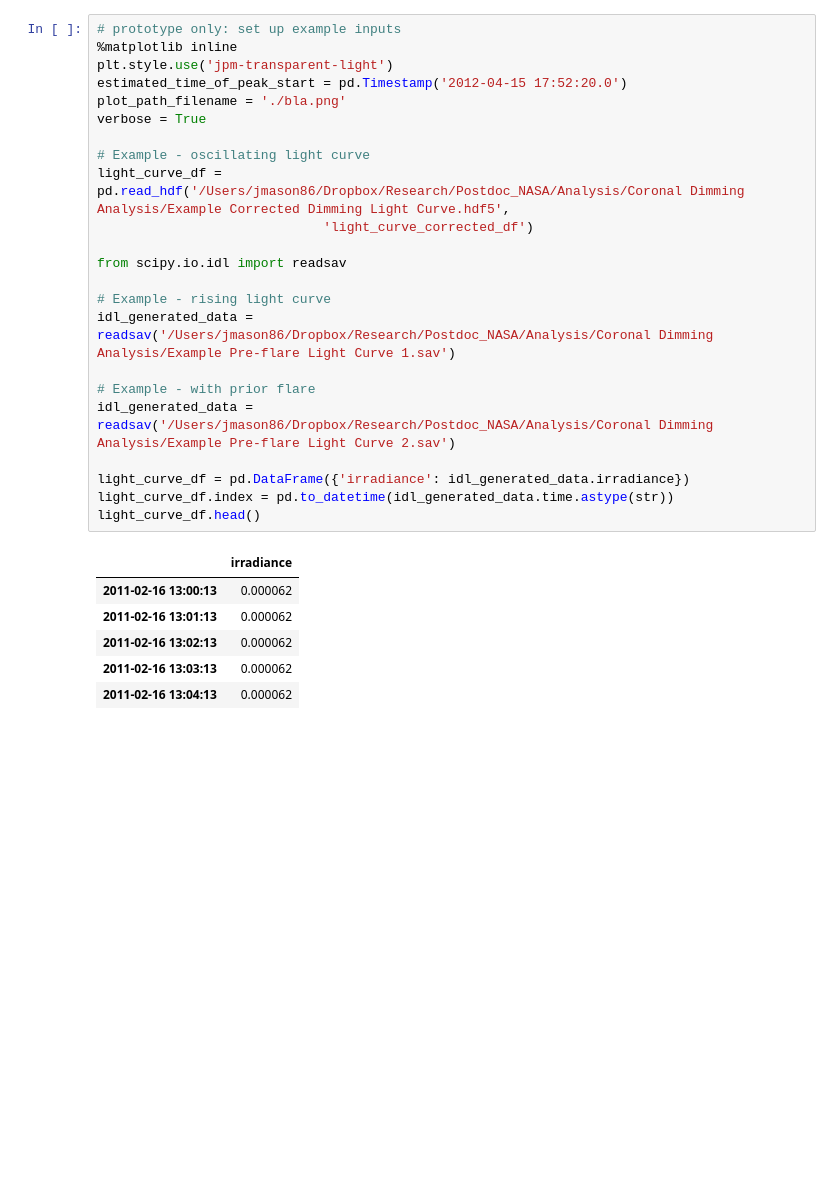
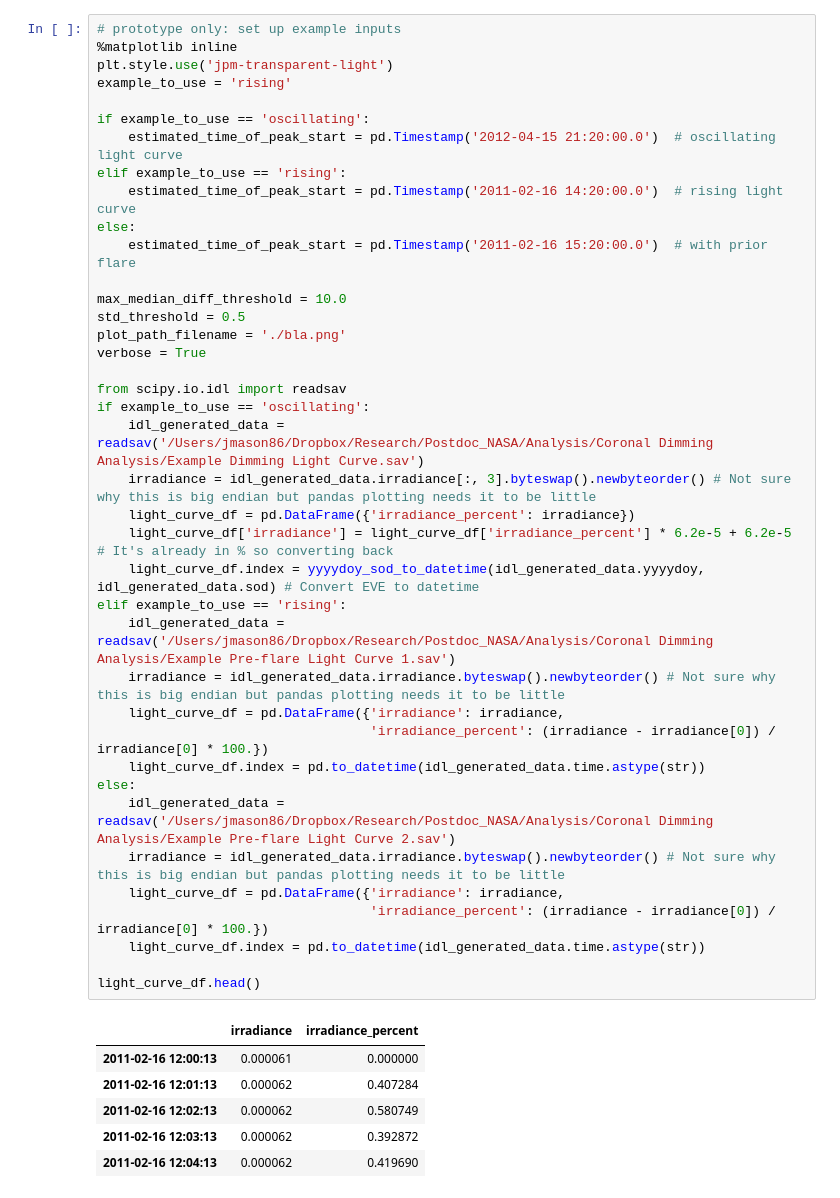
Before and after one commit to jmason86/James-s-EVE-Dimming-Index-JEDI, a Jupyter notebook: prototype_determine_preflare_irradiance.ipynb, the cells around one changed output. Drawn from its saved outputs; the diff is of its cells as text; blank space fills up the shorter version.

Commit message:
Finished prototype with examples

```diff
--- a/prototype_determine_preflare_irradiance.ipynb
+++ b/prototype_determine_preflare_irradiance.ipynb
@@ -40,36 +46,52 @@ def determine_preflare_irradiance(light_curve_df, estimated_time_of_peak_start,
                                                             verbose=True)
     """
     return 1
-# %%
-# prototype only: set up example inputs
-%matplotlib inline
-plt.style.use('jpm-transparent-light')
-estimated_time_of_peak_start = pd.Timestamp('2012-04-15 17:52:20.0')
-plot_path_filename = './bla.png'
-verbose = True
-
-# Example - oscillating light curve
-light_curve_df = pd.read_hdf('/Users/jmason86/Dropbox/Research/Postdoc_NASA/Analysis/Coronal Dimming Analysis/Example Corrected Dimming Light Curve.hdf5',
-                             'light_curve_corrected_df')
-
-from scipy.io.idl import readsav
-
-# Example - rising light curve
-idl_generated_data = readsav('/Users/jmason86/Dropbox/Research/Postdoc_NASA/Analysis/Coronal Dimming Analysis/Example Pre-flare Light Curve 1.sav')
-
-# Example - with prior flare
-idl_generated_data = readsav('/Users/jmason86/Dropbox/Research/Postdoc_NASA/Analysis/Coronal Dimming Analysis/Example Pre-flare Light Curve 2.sav')
-
-light_curve_df = pd.DataFrame({'irradiance': idl_generated_data.irradiance})
-light_curve_df.index = pd.to_datetime(idl_generated_data.time.astype(str))
-light_curve_df.head()
-# %% [output]
-|  | irradiance |
-| 2011-02-16 13:00:13 | 0.000062 |
-| 2011-02-16 13:01:13 | 0.000062 |
-| 2011-02-16 13:02:13 | 0.000062 |
-| 2011-02-16 13:03:13 | 0.000062 |
-| 2011-02-16 13:04:13 | 0.000062 |
+# %%
+# prototype only: set up example inputs
+%matplotlib inline
+plt.style.use('jpm-transparent-light')
+example_to_use = 'rising'
+
+if example_to_use == 'oscillating':
+    estimated_time_of_peak_start = pd.Timestamp('2012-04-15 21:20:00.0')  # oscillating light curve
+elif example_to_use == 'rising':
+    estimated_time_of_peak_start = pd.Timestamp('2011-02-16 14:20:00.0')  # rising light curve
+else:
+    estimated_time_of_peak_start = pd.Timestamp('2011-02-16 15:20:00.0')  # with prior flare
+
+max_median_diff_threshold = 10.0
+std_threshold = 0.5
+plot_path_filename = './bla.png'
+verbose = True
+
+from scipy.io.idl import readsav
+if example_to_use == 'oscillating':
+    idl_generated_data = readsav('/Users/jmason86/Dropbox/Research/Postdoc_NASA/Analysis/Coronal Dimming Analysis/Example Dimming Light Curve.sav')
+    irradiance = idl_generated_data.irradiance[:, 3].byteswap().newbyteorder() # Not sure why this is big endian but pandas plotting needs it to be little
+    light_curve_df = pd.DataFrame({'irradiance_percent': irradiance})
+    light_curve_df['irradiance'] = light_curve_df['irradiance_percent'] * 6.2e-5 + 6.2e-5 # It's already in % so converting back
+    light_curve_df.index = yyyydoy_sod_to_datetime(idl_generated_data.yyyydoy, idl_generated_data.sod) # Convert EVE to datetime
+elif example_to_use == 'rising':
+    idl_generated_data = readsav('/Users/jmason86/Dropbox/Research/Postdoc_NASA/Analysis/Coronal Dimming Analysis/Example Pre-flare Light Curve 1.sav')
+    irradiance = idl_generated_data.irradiance.byteswap().newbyteorder() # Not sure why this is big endian but pandas plotting needs it to be little
+    light_curve_df = pd.DataFrame({'irradiance': irradiance,
+                                   'irradiance_percent': (irradiance - irradiance[0]) / irradiance[0] * 100.})
+    light_curve_df.index = pd.to_datetime(idl_generated_data.time.astype(str))
+else:
+    idl_generated_data = readsav('/Users/jmason86/Dropbox/Research/Postdoc_NASA/Analysis/Coronal Dimming Analysis/Example Pre-flare Light Curve 2.sav')
+    irradiance = idl_generated_data.irradiance.byteswap().newbyteorder() # Not sure why this is big endian but pandas plotting needs it to be little
+    light_curve_df = pd.DataFrame({'irradiance': irradiance,
+                                   'irradiance_percent': (irradiance - irradiance[0]) / irradiance[0] * 100.})
+    light_curve_df.index = pd.to_datetime(idl_generated_data.time.astype(str))
+
+light_curve_df.head()
+# %% [output]
+|  | irradiance | irradiance_percent |
+| 2011-02-16 12:00:13 | 0.000061 | 0.000000 |
+| 2011-02-16 12:01:13 | 0.000062 | 0.407284 |
+| 2011-02-16 12:02:13 | 0.000062 | 0.580749 |
+| 2011-02-16 12:03:13 | 0.000062 | 0.392872 |
+| 2011-02-16 12:04:13 | 0.000062 | 0.419690 |
 # %%
 # Prepare the logger for verbose
 if verbose:
```
Also changed, not shown: parts of 8 cells of this notebook.
